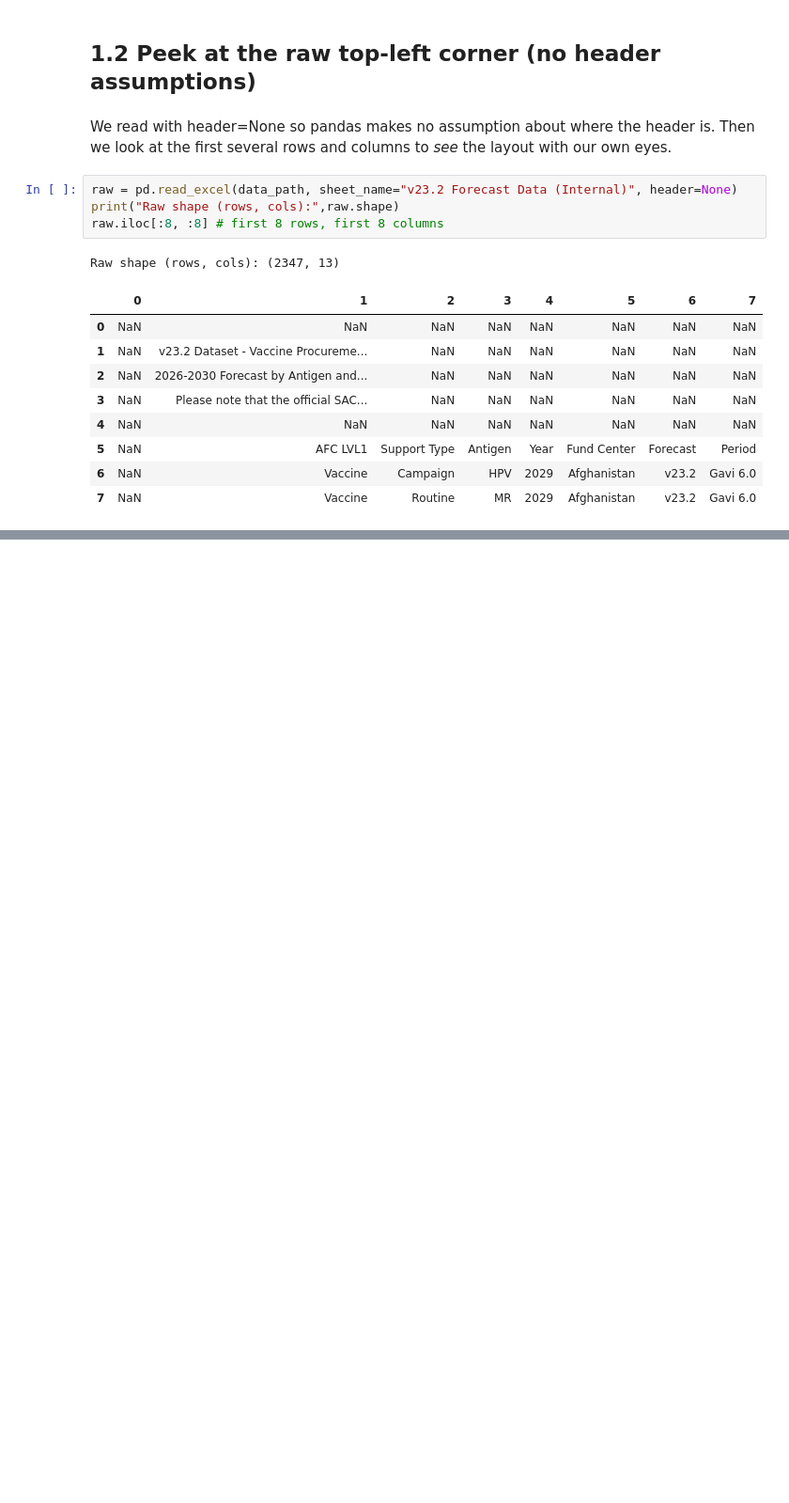
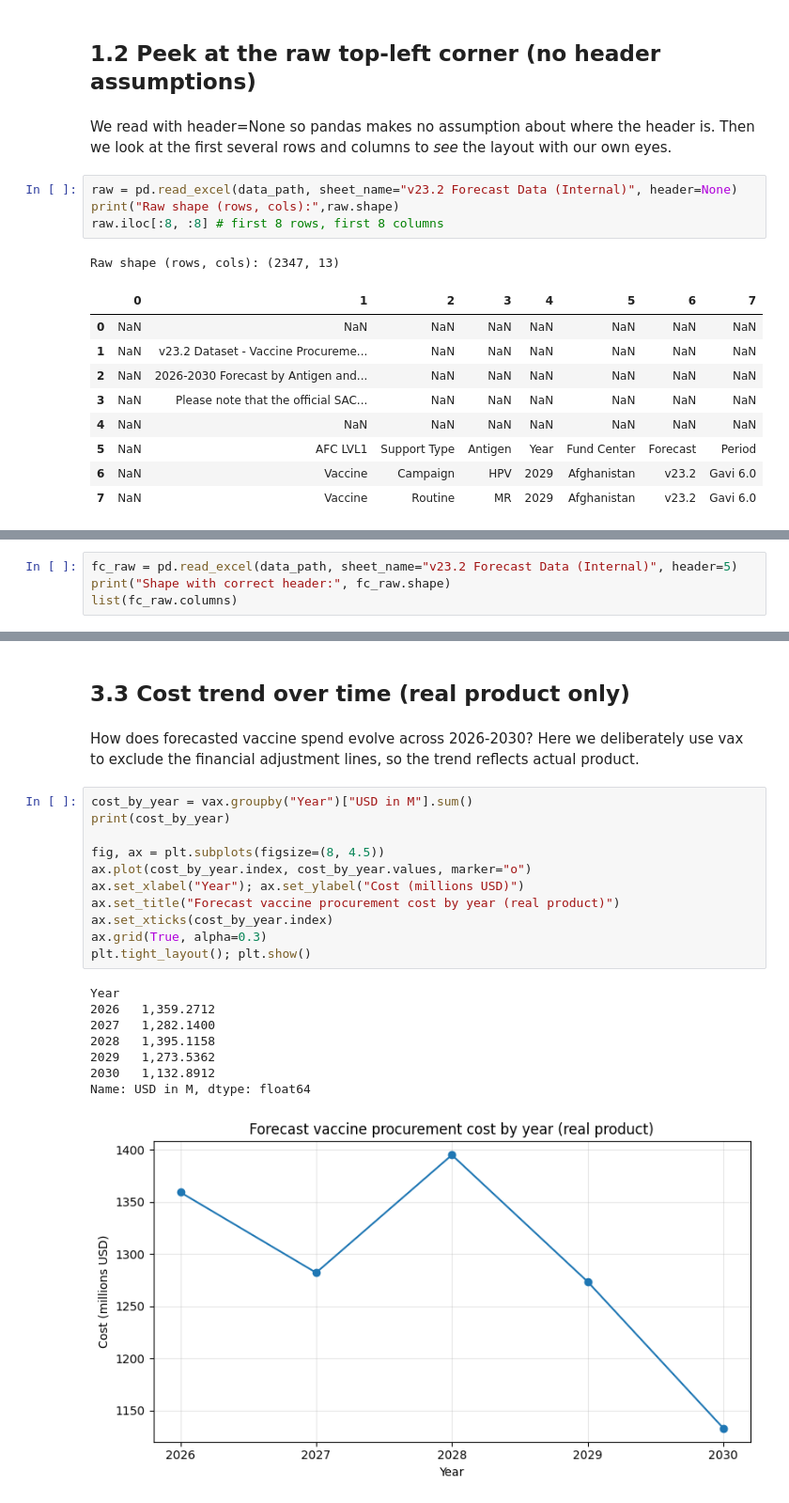
Before and after one commit to kj721/Ubiquitous, a Jupyter notebook: Projects/Gavi_Fcst/gavi_vx_fcst_v_23_2.ipynb, the cells around one changed output, grey strips where cells are left out. Shown at 94% size. Saved outputs shown, nothing was run; the diff lists cells and outputs as text; blank space fills up the shorter version.

```diff
--- a/Projects/Gavi_Fcst/gavi_vx_fcst_v_23_2.ipynb
+++ b/Projects/Gavi_Fcst/gavi_vx_fcst_v_23_2.ipynb
@@ -67,0 +81,4 @@ Raw shape (rows, cols): (2347, 13)
+# %%
+fc_raw = pd.read_excel(data_path, sheet_name="v23.2 Forecast Data (Internal)", header=5)
+print("Shape with correct header:", fc_raw.shape)
+list(fc_raw.columns)
@@ -67,0 +453,24 @@ Raw shape (rows, cols): (2347, 13)
+# %% [markdown]
+## 3.3 Cost trend over time (real product only)
+# %% [markdown]
+How does forecasted vaccine spend evolve across 2026-2030? Here we deliberately use vax to exclude the financial adjustment lines, so the trend reflects actual product.
+# %%
+cost_by_year = vax.groupby("Year")["USD in M"].sum()
+print(cost_by_year)
+
+fig, ax = plt.subplots(figsize=(8, 4.5))
+ax.plot(cost_by_year.index, cost_by_year.values, marker="o")
+ax.set_xlabel("Year"); ax.set_ylabel("Cost (millions USD)")
+ax.set_title("Forecast vaccine procurement cost by year (real product)")
+ax.set_xticks(cost_by_year.index)
+ax.grid(True, alpha=0.3)
+plt.tight_layout(); plt.show()
+# %% [output]
+Year
+2026   1,359.2712
+2027   1,282.1400
+2028   1,395.1158
+2029   1,273.5362
+2030   1,132.8912
+Name: USD in M, dtype: float64
+[figure, added]
```
Also changed, not shown: parts of 78 cells of this notebook.
